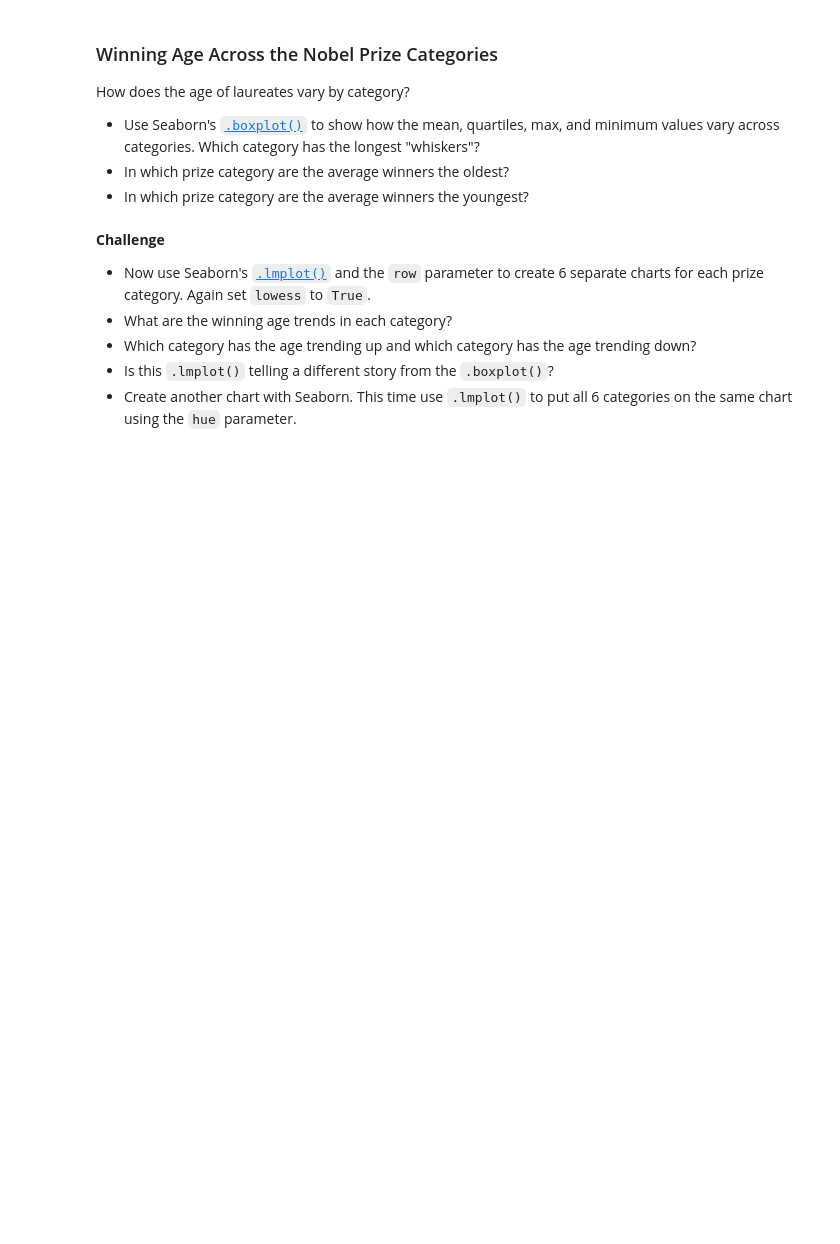
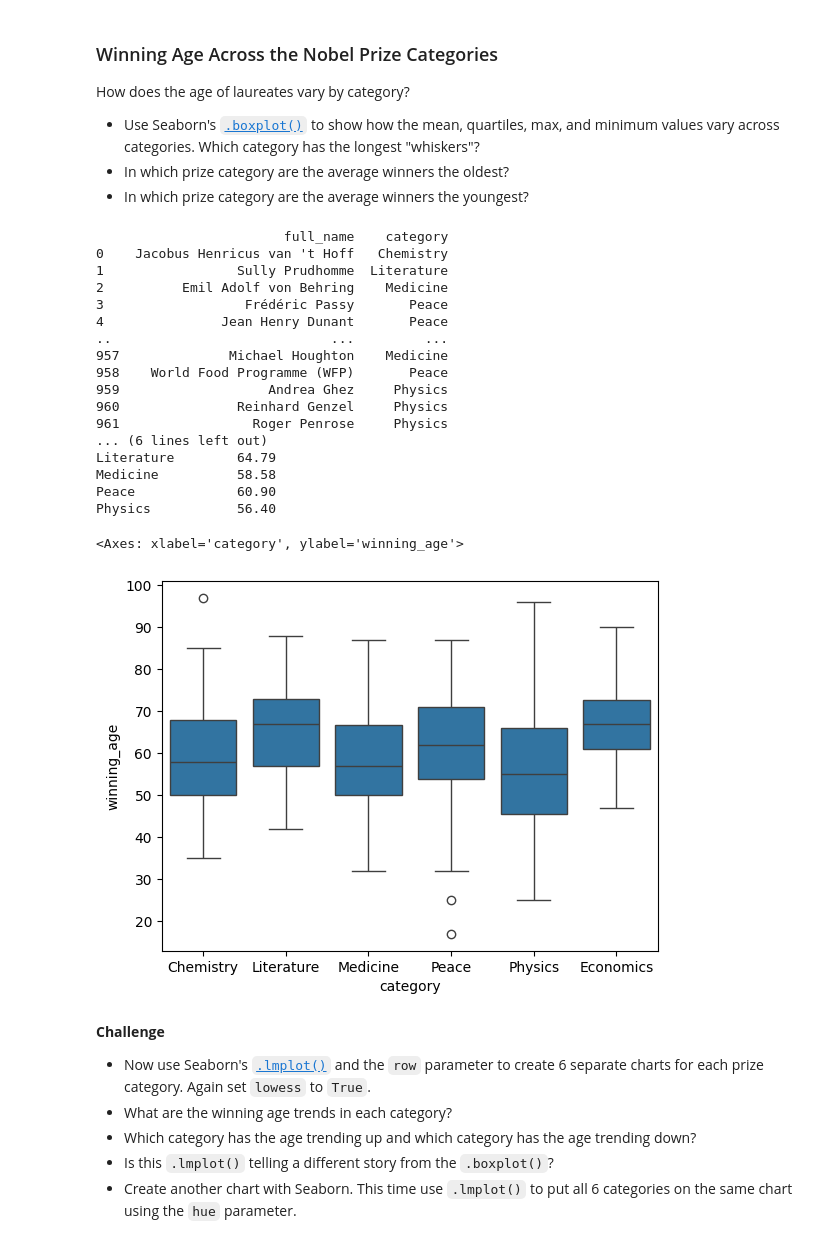
Before and after one commit to J-Bills/day_79, a Jupyter notebook: Nobel+Prize+Analysis+Start/Nobel_Prize_Analysis_(start).ipynb, the cells around one changed output. Drawn from its saved outputs; the diff is of its cells as text; code cells hidden in the pictures; blank space fills up the shorter version.

```diff
--- a/Nobel+Prize+Analysis+Start/Nobel_Prize_Analysis_(start).ipynb
+++ b/Nobel+Prize+Analysis+Start/Nobel_Prize_Analysis_(start).ipynb
@@ -1037,3 +1014,40 @@ How does the age of laureates vary by category?
 * Use Seaborn's [`.boxplot()`](https://seaborn.pydata.org/generated/seaborn.boxplot.html?highlight=boxplot#seaborn.boxplot) to show how the mean, quartiles, max, and minimum values vary across categories. Which category has the longest "whiskers"?
 * In which prize category are the average winners the oldest?
 * In which prize category are the average winners the youngest?
+# %%
+
+df_data['birth_date'] = pd.to_datetime(df_data['birth_date'].astype(str), format='%Y', exact=False)
+
+other= df_data[['full_name', 'category']].dropna(subset='full_name', how='any').drop_duplicates(subset='full_name')
+# bd_df = bd_df.merge(other, on='full_name')
+print(other)
+
+# bd_df.reset_index(inplace=True)
+
+desc = bd_df[['category', 'winning_age']]
+# print(desc)
+
+cat_df = bd_df.groupby('category').agg({"winning_age":pd.Series.mean})
+print(cat_df)
+
+sns.boxplot(desc, x='category', y='winning_age')
+# %% [output]
+                        full_name    category
+0    Jacobus Henricus van 't Hoff   Chemistry
+1                 Sully Prudhomme  Literature
+2          Emil Adolf von Behring    Medicine
+3                  Frédéric Passy       Peace
+4               Jean Henry Dunant       Peace
+..                            ...         ...
+957              Michael Houghton    Medicine
+958    World Food Programme (WFP)       Peace
+959                   Andrea Ghez     Physics
+960               Reinhard Genzel     Physics
+961                 Roger Penrose     Physics
+... (6 lines left out)
+Literature        64.79
+Medicine          58.58
+Peace             60.90
+Physics           56.40
+<Axes: xlabel='category', ylabel='winning_age'>
+[figure, added]
```
Also changed, not shown: parts of 9 cells of this notebook.
